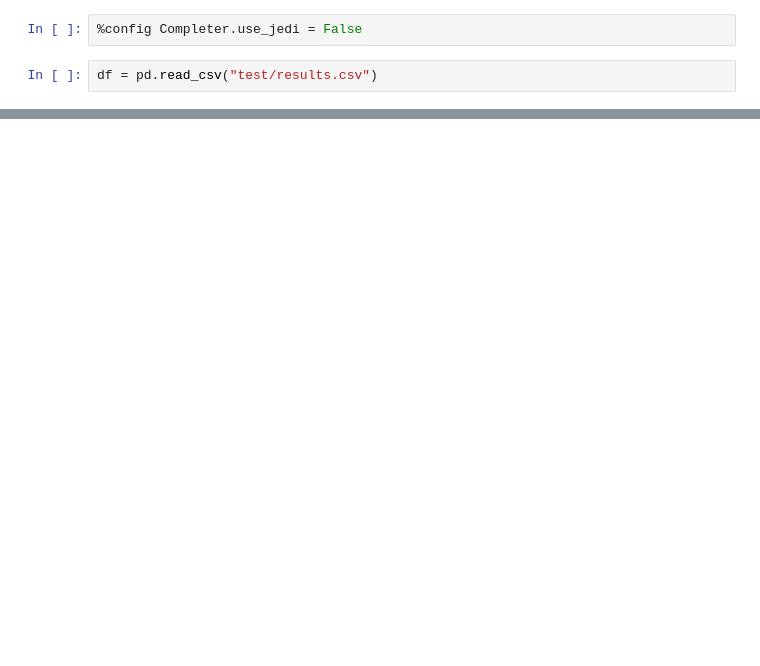
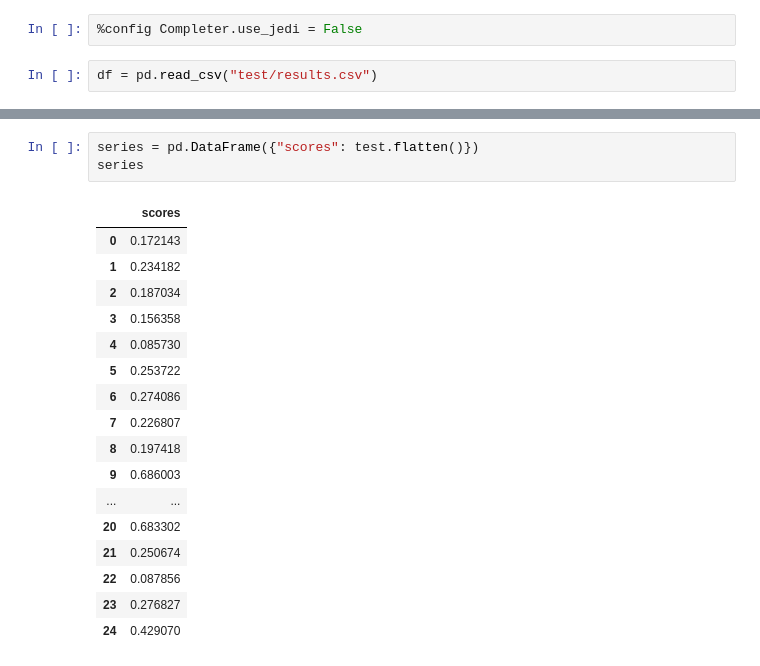
Before and after one commit to matthewgeng/videocontextsearch, a Jupyter notebook: backend/image_captioning/Untitled.ipynb, the cells around one changed output, grey strips where cells are left out. Saved outputs shown, nothing was run; the diff lists cells and outputs as text; blank space fills up the shorter version.

```diff
--- a/backend/image_captioning/Untitled.ipynb
+++ b/backend/image_captioning/Untitled.ipynb
@@ -130,0 +118,21 @@ df.sort_values(by=["timestamps"])
+# %%
+series = pd.DataFrame({"scores": test.flatten()})
+series
+# %% [output]
+|  | scores |
+| 0 | 0.172143 |
+| 1 | 0.234182 |
+| 2 | 0.187034 |
+| 3 | 0.156358 |
+| 4 | 0.085730 |
+| 5 | 0.253722 |
+| 6 | 0.274086 |
+| 7 | 0.226807 |
+| 8 | 0.197418 |
+| 9 | 0.686003 |
+| ... | ... |
+| 20 | 0.683302 |
+| 21 | 0.250674 |
+| 22 | 0.087856 |
+| 23 | 0.276827 |
+| 24 | 0.429070 |
```
Also changed, not shown: parts of 15 cells of this notebook, 18 other files.
